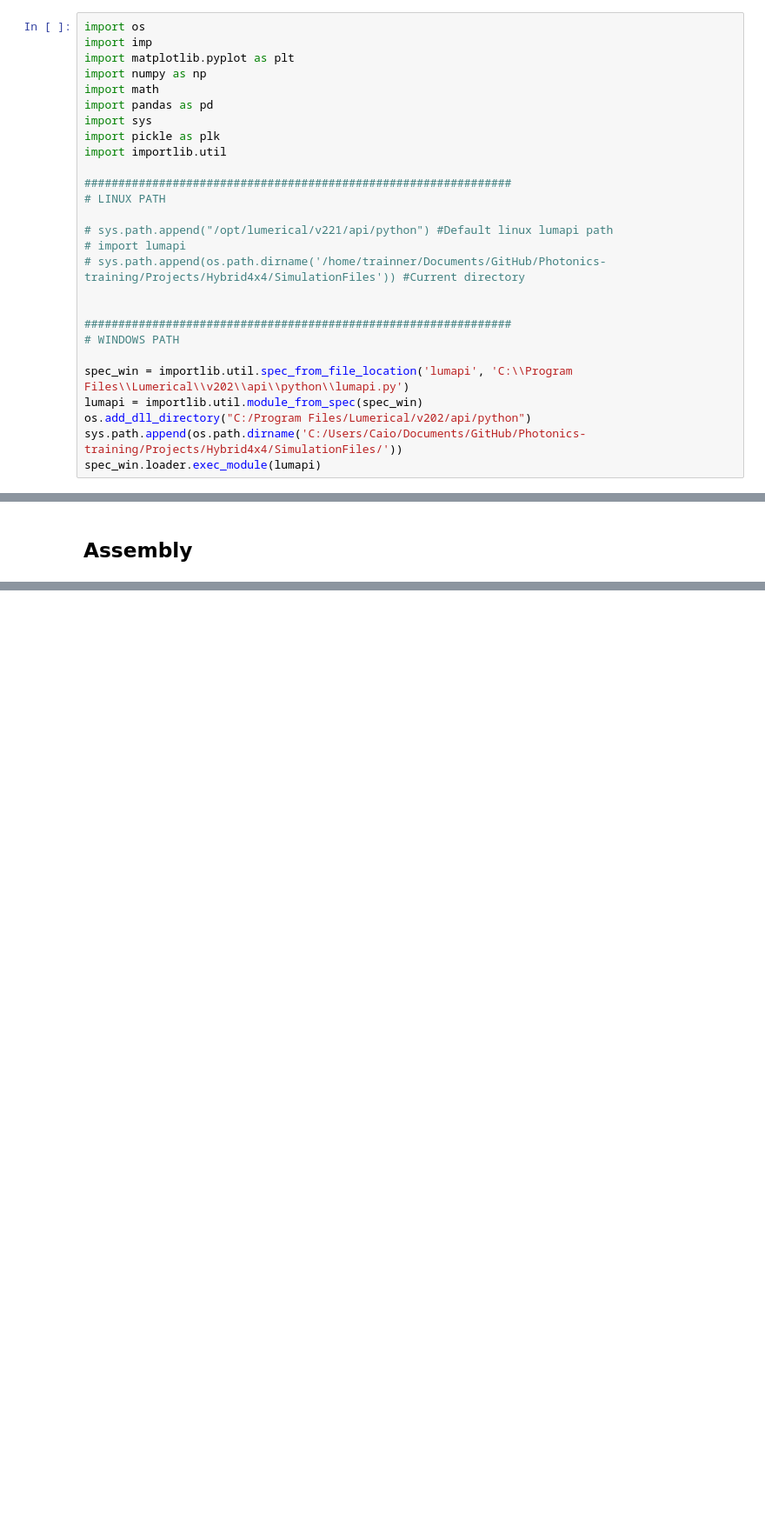
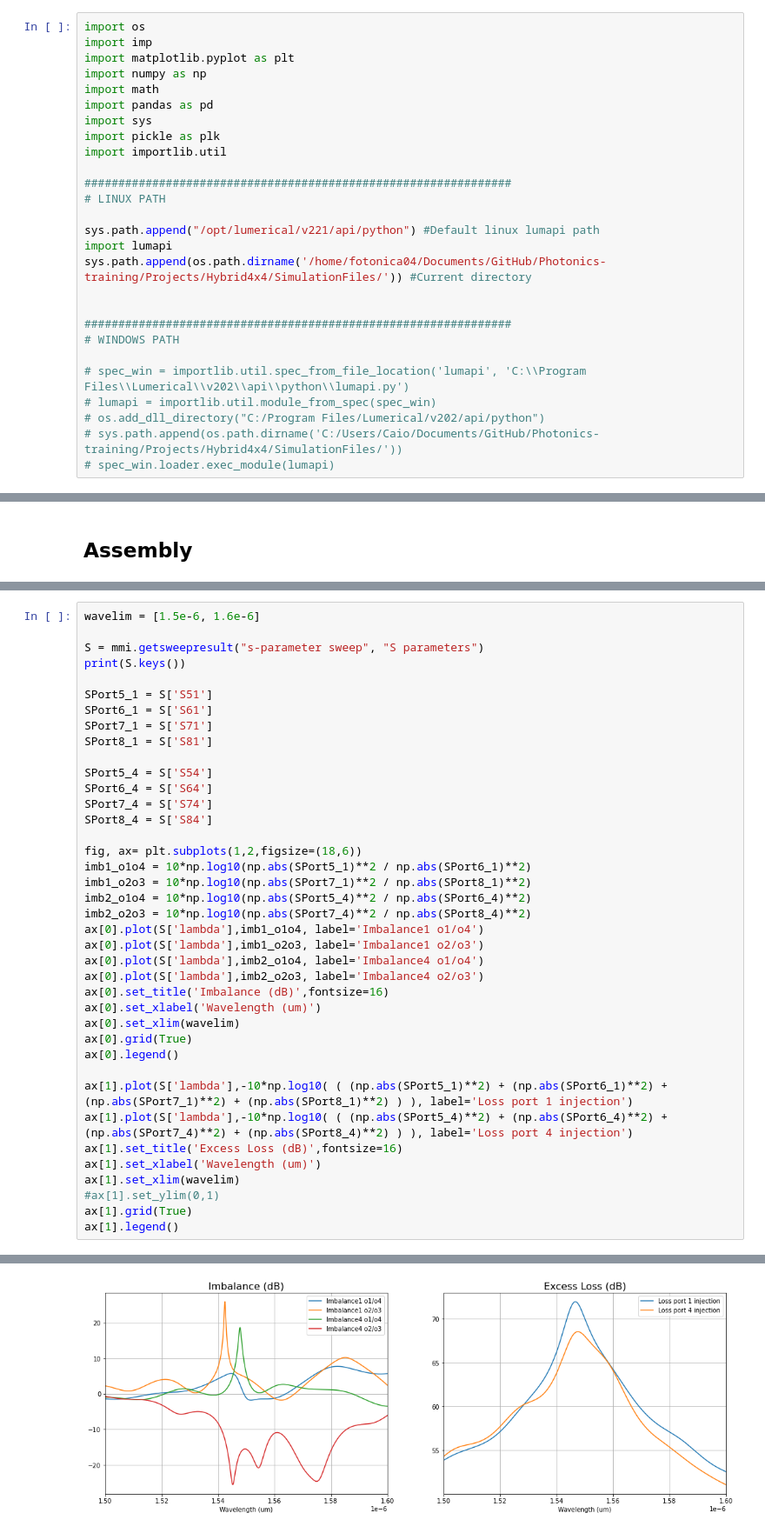
Before and after one commit to CaioRodrigues200/Photonics-training, a Jupyter notebook: Projects/Hybrid4x4/SimulationFiles/MMI2x2.ipynb, the cells around one changed output, grey strips where cells are left out. Shown at 87% size. Cells and saved outputs as stored; diff of their text form; blank space fills up the shorter version.

Commit message:
Hybrid4x4 - Update 2.1

```diff
--- a/Projects/Hybrid4x4/SimulationFiles/MMI2x2.ipynb
+++ b/Projects/Hybrid4x4/SimulationFiles/MMI2x2.ipynb
@@ -12,19 +12,19 @@ import importlib.util
 ###############################################################
 # LINUX PATH
 
-# sys.path.append("/opt/lumerical/v221/api/python") #Default linux lumapi path
-# import lumapi
-# sys.path.append(os.path.dirname('/home/trainner/Documents/GitHub/Photonics-training/Projects/Hybrid4x4/SimulationFiles')) #Current directory
+sys.path.append("/opt/lumerical/v221/api/python") #Default linux lumapi path
+import lumapi
+sys.path.append(os.path.dirname('/home/fotonica04/Documents/GitHub/Photonics-training/Projects/Hybrid4x4/SimulationFiles/')) #Current directory
 
 
 ###############################################################
 # WINDOWS PATH
 
-spec_win = importlib.util.spec_from_file_location('lumapi', 'C:\\Program Files\\Lumerical\\v202\\api\\python\\lumapi.py')
-lumapi = importlib.util.module_from_spec(spec_win)
-os.add_dll_directory("C:/Program Files/Lumerical/v202/api/python")
-sys.path.append(os.path.dirname('C:/Users/Caio/Documents/GitHub/Photonics-training/Projects/Hybrid4x4/SimulationFiles/'))
-spec_win.loader.exec_module(lumapi)
+# spec_win = importlib.util.spec_from_file_location('lumapi', 'C:\\Program Files\\Lumerical\\v202\\api\\python\\lumapi.py')
+# lumapi = importlib.util.module_from_spec(spec_win)
+# os.add_dll_directory("C:/Program Files/Lumerical/v202/api/python")
+# sys.path.append(os.path.dirname('C:/Users/Caio/Documents/GitHub/Photonics-training/Projects/Hybrid4x4/SimulationFiles/'))
+# spec_win.loader.exec_module(lumapi)
 # %% [markdown]
 ## Lumapi init
 # %%
@@ -252,0 +279,40 @@ if(MeshEnableOut == 1):
+# %%
+wavelim = [1.5e-6, 1.6e-6]
+
+S = mmi.getsweepresult("s-parameter sweep", "S parameters")
+print(S.keys())
+
+SPort5_1 = S['S51']
+SPort6_1 = S['S61']
+SPort7_1 = S['S71']
+SPort8_1 = S['S81']
+
+SPort5_4 = S['S54']
+SPort6_4 = S['S64']
+SPort7_4 = S['S74']
+SPort8_4 = S['S84']
+
+fig, ax= plt.subplots(1,2,figsize=(18,6))
+imb1_o1o4 = 10*np.log10(np.abs(SPort5_1)**2 / np.abs(SPort6_1)**2)
+imb1_o2o3 = 10*np.log10(np.abs(SPort7_1)**2 / np.abs(SPort8_1)**2)
+imb2_o1o4 = 10*np.log10(np.abs(SPort5_4)**2 / np.abs(SPort6_4)**2)
+imb2_o2o3 = 10*np.log10(np.abs(SPort7_4)**2 / np.abs(SPort8_4)**2)
+ax[0].plot(S['lambda'],imb1_o1o4, label='Imbalance1 o1/o4')
+ax[0].plot(S['lambda'],imb1_o2o3, label='Imbalance1 o2/o3')
+ax[0].plot(S['lambda'],imb2_o1o4, label='Imbalance4 o1/o4')
+ax[0].plot(S['lambda'],imb2_o2o3, label='Imbalance4 o2/o3')
+ax[0].set_title('Imbalance (dB)',fontsize=16)
+ax[0].set_xlabel('Wavelength (um)')
+ax[0].set_xlim(wavelim)
+ax[0].grid(True)
+ax[0].legend()
+
+ax[1].plot(S['lambda'],-10*np.log10( ( (np.abs(SPort5_1)**2) + (np.abs(SPort6_1)**2) + (np.abs(SPort7_1)**2) + (np.abs(SPort8_1)**2) ) ), label='Loss port 1 injection')
+ax[1].plot(S['lambda'],-10*np.log10( ( (np.abs(SPort5_4)**2) + (np.abs(SPort6_4)**2) + (np.abs(SPort7_4)**2) + (np.abs(SPort8_4)**2) ) ), label='Loss port 4 injection')
+ax[1].set_title('Excess Loss (dB)',fontsize=16)
+ax[1].set_xlabel('Wavelength (um)')
+ax[1].set_xlim(wavelim)
+#ax[1].set_ylim(0,1)
+ax[1].grid(True)
+ax[1].legend()
+# %% [output]
@@ -252,0 +321 @@ if(MeshEnableOut == 1):
+[figure, added]
```
Also changed, not shown: parts of 5 cells of this notebook, 9 other files.
